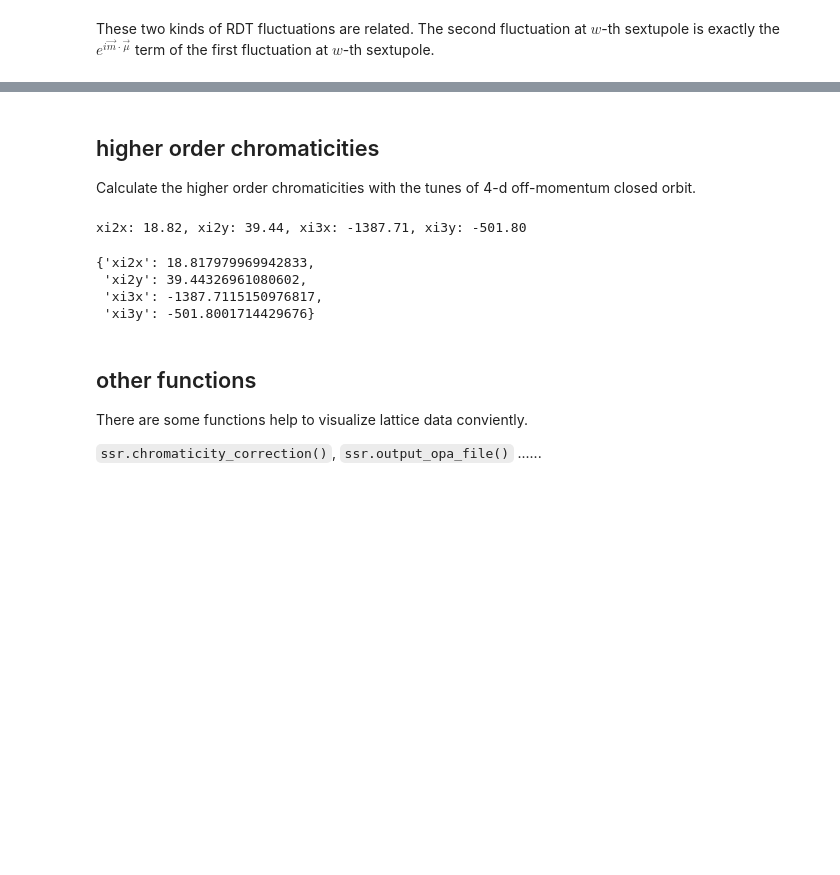
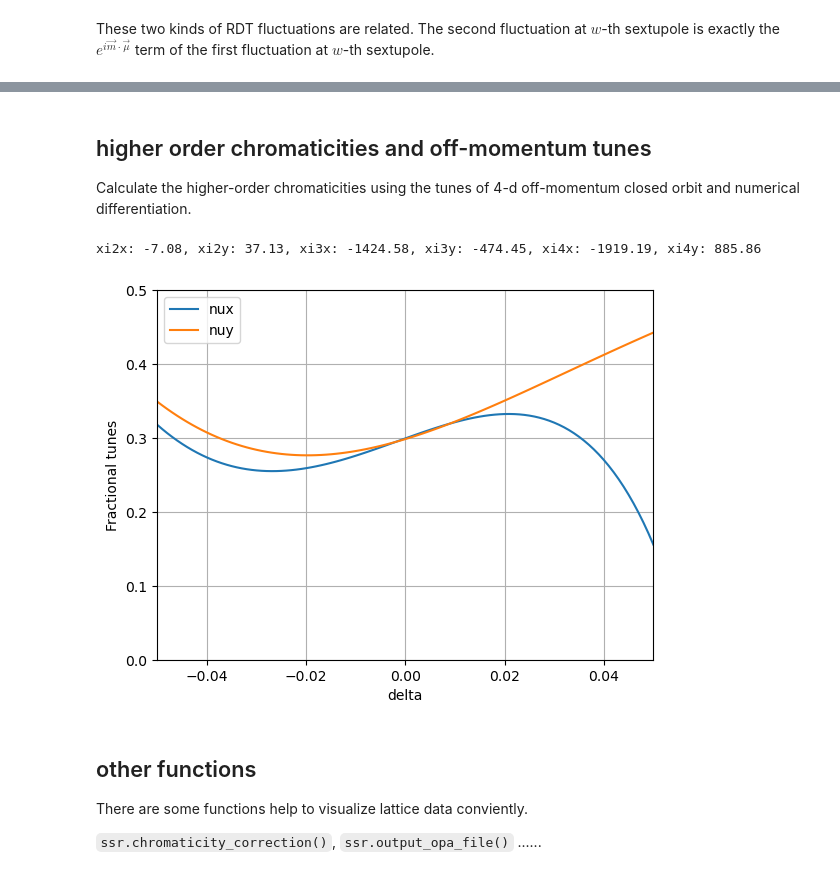
Before and after one commit to wei0852/simplestoragering, a Jupyter notebook: Example.ipynb, the cells around one changed output, grey strips where cells are left out. Cells and saved outputs as stored; diff of their text form; code cells hidden in the pictures; blank space fills up the shorter version.

```diff
--- a/Example.ipynb
+++ b/Example.ipynb
@@ -267,14 +269,27 @@ plt.show()
 # %% [markdown]
-##  higher order chromaticities
-Calculate the higher order chromaticities with the tunes of 4-d off-momentum closed orbit.
+##  higher order chromaticities and off-momentum tunes
+Calculate the higher-order chromaticities using the tunes of 4-d off-momentum closed orbit and numerical differentiation.
 # %%
 ring.higher_order_chromaticity()
+nux = np.zeros(101)
+nuy = np.zeros(101)
+for i, dp in enumerate(np.linspace(-0.05, 0.05, 101)):
+    off_orbit = ssr.track_4d_closed_orbit(ring, dp, verbose=False)
+    nux[i] = off_orbit['nux']
+    nuy[i] = off_orbit['nuy']
+fig, ax = plt.subplots(1)
+ax.plot(np.linspace(-0.05, 0.05, 101), nux, label='nux')
+ax.plot(np.linspace(-0.05, 0.05, 101), nuy, label='nuy')
+plt.legend()
+plt.ylim(0, 0.5)
+plt.xlim(-0.05, 0.05)
+plt.grid()
+plt.xlabel('delta')
+plt.ylabel('Fractional tunes')
+plt.show()
 # %% [output]
-xi2x: 18.82, xi2y: 39.44, xi3x: -1387.71, xi3y: -501.80
+xi2x: -7.08, xi2y: 37.13, xi3x: -1424.58, xi3y: -474.45, xi4x: -1919.19, xi4y: 885.86
-{'xi2x': 18.817979969942833,
- 'xi2y': 39.44326961080602,
- 'xi3x': -1387.7115150976817,
- 'xi3y': -501.8001714429676}
+[figure, added]
 # %% [markdown]
 ## other functions
 
```
Also changed, not shown: parts of 8 cells of this notebook, 15 other files.
